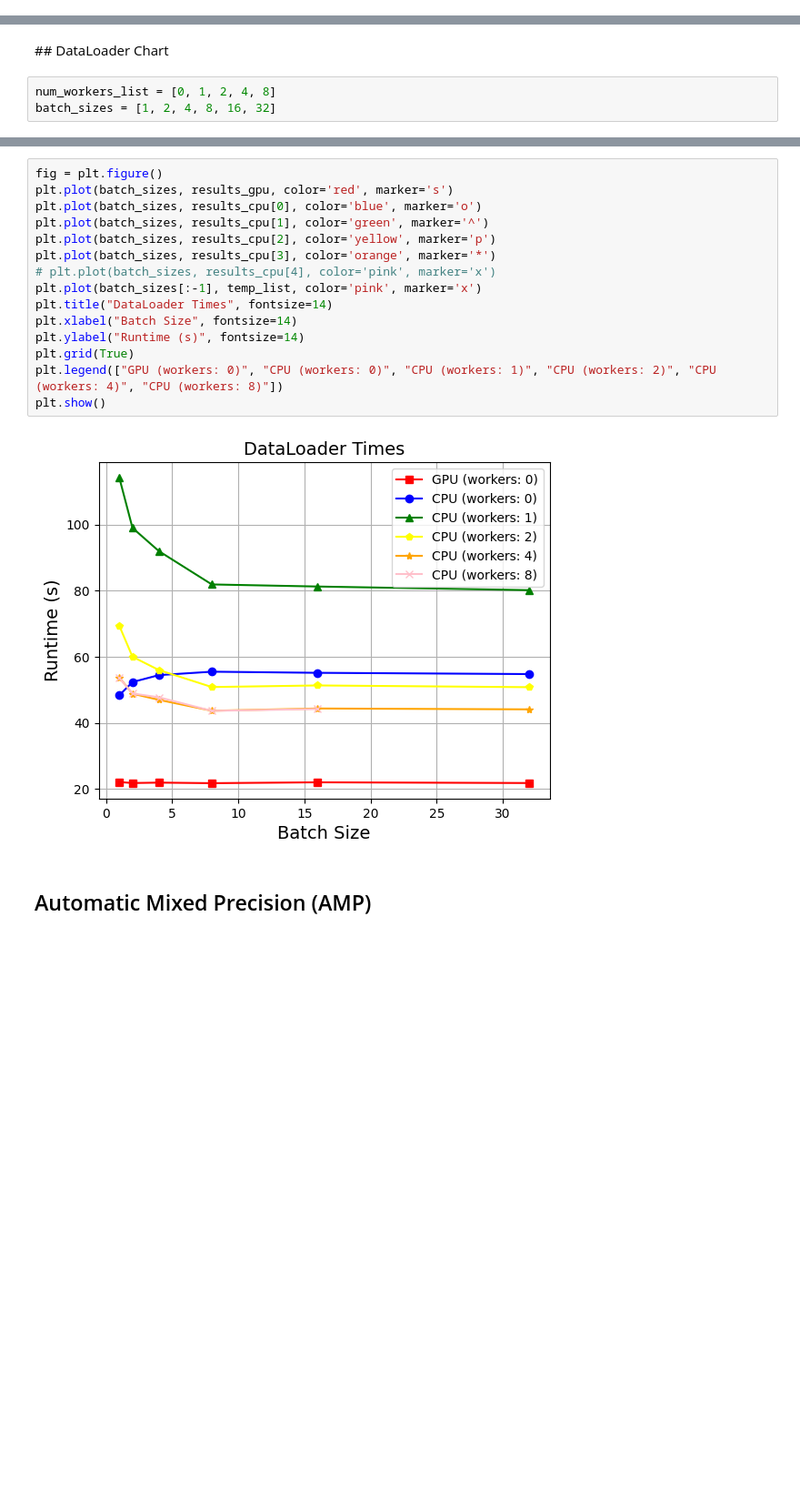
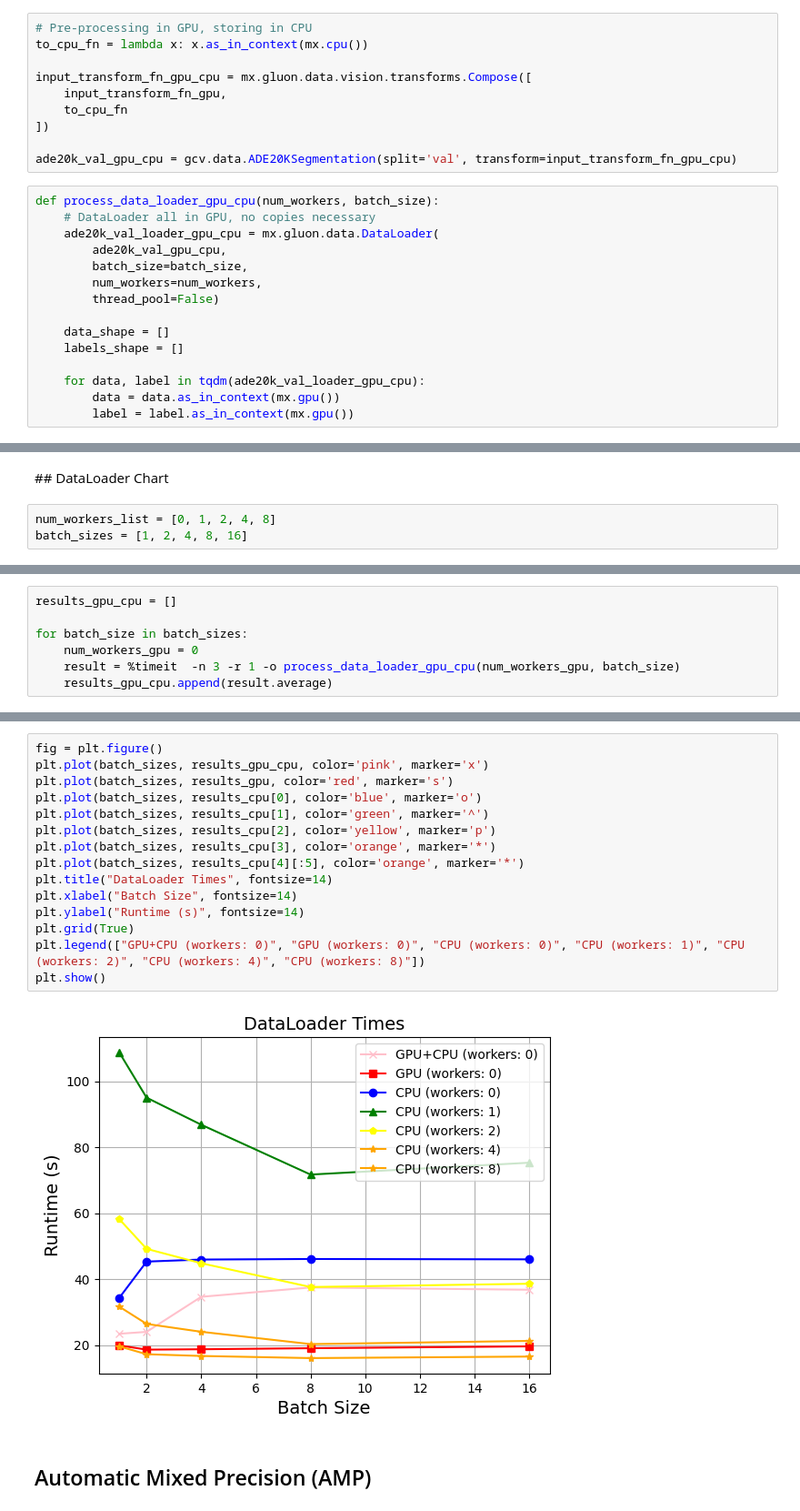
Before and after one commit to PacktPublishing/Deep-Learning-with-MXNet-Cookbook, a Jupyter notebook: ch08/8_1_Introducing_training_optimization_features.ipynb, the cells around one changed output, grey strips where cells are left out. Shown at 91% size. Saved outputs shown, nothing was run; the diff lists cells and outputs as text; blank space fills up the shorter version.

```diff
--- a/ch08/8_1_Introducing_training_optimization_features.ipynb
+++ b/ch08/8_1_Introducing_training_optimization_features.ipynb
@@ -312,0 +307,25 @@ Time (s): 23.22727918624878
+# %%
+# Pre-processing in GPU, storing in CPU
+to_cpu_fn = lambda x: x.as_in_context(mx.cpu())
+
+input_transform_fn_gpu_cpu = mx.gluon.data.vision.transforms.Compose([
+    input_transform_fn_gpu,
+    to_cpu_fn
+])
+
+ade20k_val_gpu_cpu = gcv.data.ADE20KSegmentation(split='val', transform=input_transform_fn_gpu_cpu)
+# %%
+def process_data_loader_gpu_cpu(num_workers, batch_size):
+    # DataLoader all in GPU, no copies necessary
+    ade20k_val_loader_gpu_cpu = mx.gluon.data.DataLoader(
+        ade20k_val_gpu_cpu,
+        batch_size=batch_size,
+        num_workers=num_workers,
+        thread_pool=False)
+
+    data_shape = []
+    labels_shape = []
+
+    for data, label in tqdm(ade20k_val_loader_gpu_cpu):
+        data = data.as_in_context(mx.gpu())
+        label = label.as_in_context(mx.gpu())
@@ -314,7 +341,7 @@ Time (s): 23.22727918624878
 ## DataLoader Chart
 # %%
 num_workers_list = [0, 1, 2, 4, 8]
-batch_sizes = [1, 2, 4, 8, 16, 32]
+batch_sizes = [1, 2, 4, 8, 16]
 # %%
 results_gpu = []
 
@@ -331,0 +358,7 @@ for batch_size in batch_sizes:
+# %%
+results_gpu_cpu = []
+
+for batch_size in batch_sizes:
+    num_workers_gpu = 0
+    result = %timeit  -n 3 -r 1 -o process_data_loader_gpu_cpu(num_workers_gpu, batch_size)
+    results_gpu_cpu.append(result.average)
@@ -385,20 +394,20 @@ OSError: [Errno 12] Cannot allocate memory
 # %%
 fig = plt.figure()
+plt.plot(batch_sizes, results_gpu_cpu, color='pink', marker='x')
 plt.plot(batch_sizes, results_gpu, color='red', marker='s')
 plt.plot(batch_sizes, results_cpu[0], color='blue', marker='o')
 plt.plot(batch_sizes, results_cpu[1], color='green', marker='^')
 plt.plot(batch_sizes, results_cpu[2], color='yellow', marker='p')
 plt.plot(batch_sizes, results_cpu[3], color='orange', marker='*')
-# plt.plot(batch_sizes, results_cpu[4], color='pink', marker='x')
-plt.plot(batch_sizes[:-1], temp_list, color='pink', marker='x')
+plt.plot(batch_sizes, results_cpu[4][:5], color='orange', marker='*')
 plt.title("DataLoader Times", fontsize=14)
 plt.xlabel("Batch Size", fontsize=14)
 plt.ylabel("Runtime (s)", fontsize=14)
 plt.grid(True)
-plt.legend(["GPU (workers: 0)", "CPU (workers: 0)", "CPU (workers: 1)", "CPU (workers: 2)", "CPU (workers: 4)", "CPU (workers: 8)"])
+plt.legend(["GPU+CPU (workers: 0)", "GPU (workers: 0)", "CPU (workers: 0)", "CPU (workers: 1)", "CPU (workers: 2)", "CPU (workers: 4)", "CPU (workers: 8)"])
 plt.show()
 # %% [output]
-[figure, old version]
+[figure, new version]
 # %% [markdown]
 ## Automatic Mixed Precision (AMP)
 # %%
```
Also changed, not shown: parts of 12 cells of this notebook, 2 other files.
